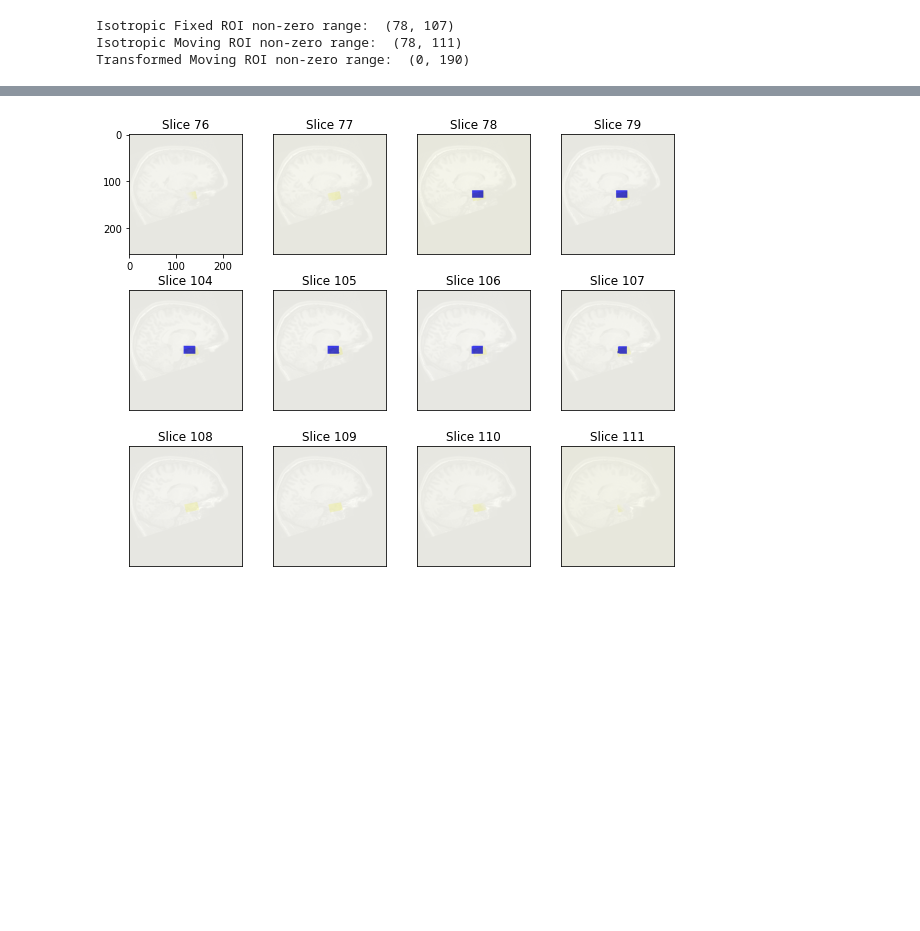
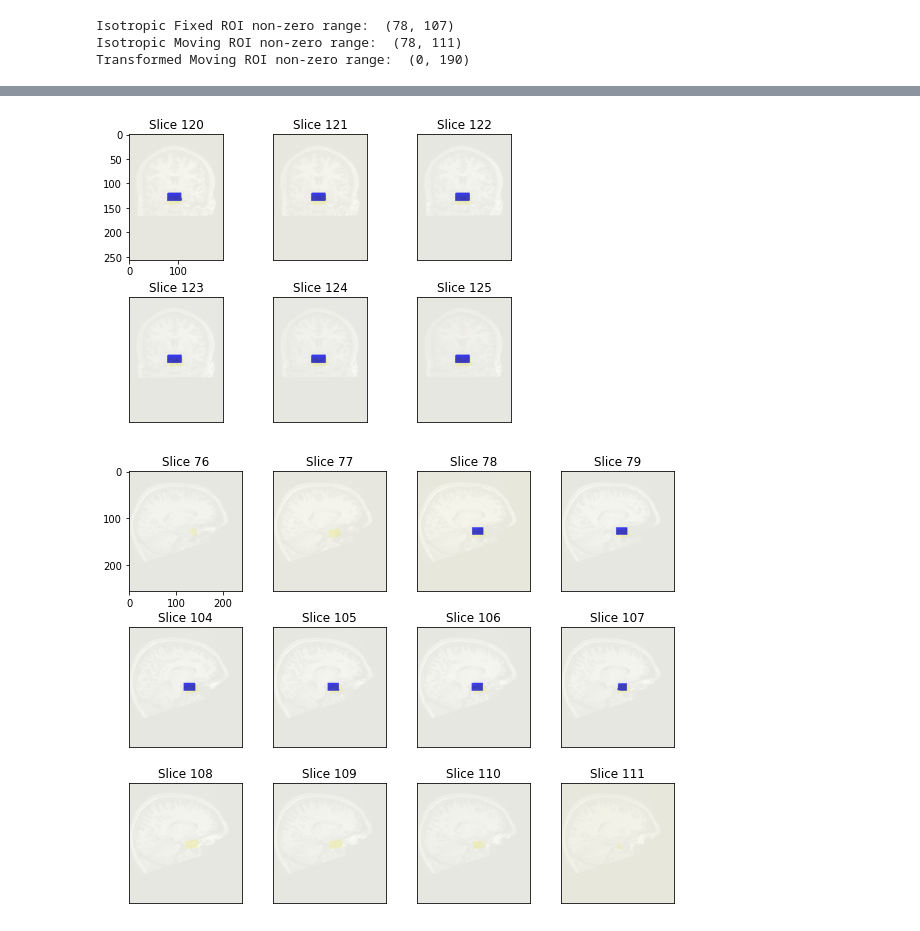
Before and after one commit to RGologorsky/DeepPit, a Jupyter notebook: 0 - Affine Alignment.ipynb, the cells around one changed output, grey strips where cells are left out. Saved outputs shown, nothing was run; the diff lists cells and outputs as text; code cells hidden in the pictures; blank space fills up the shorter version.

```diff
--- a/0 - Affine Alignment.ipynb
+++ b/0 - Affine Alignment.ipynb
@@ -287,3 +312,13 @@ Transformed Moving ROI non-zero range:  (0, 190)
+# %%
+#cmap1 = [white, yellow]; cmap2 = [white, blue]
+viz_axis(sitk2np(iso_fixed_obj), \
+        bin_mask_arr=transformed_moving_mask_arr, \
+        bin_mask_arr2=iso_fixed_mask_arr, \
+        slices=lrange(120, 126), fixed_axis=1, \
+        axis_fn = np.rot90, \
+        grid = [2, 3], hspace=0.3, fig_mult=2, cmap0="gray")
+# %% [output]
+[figure, added]
 # %%
 #cmap1 = [white, yellow]; cmap2 = [white, blue]
 viz_axis(sitk2np(iso_fixed_obj), \
```
Also changed, not shown: parts of 6 cells of this notebook.
